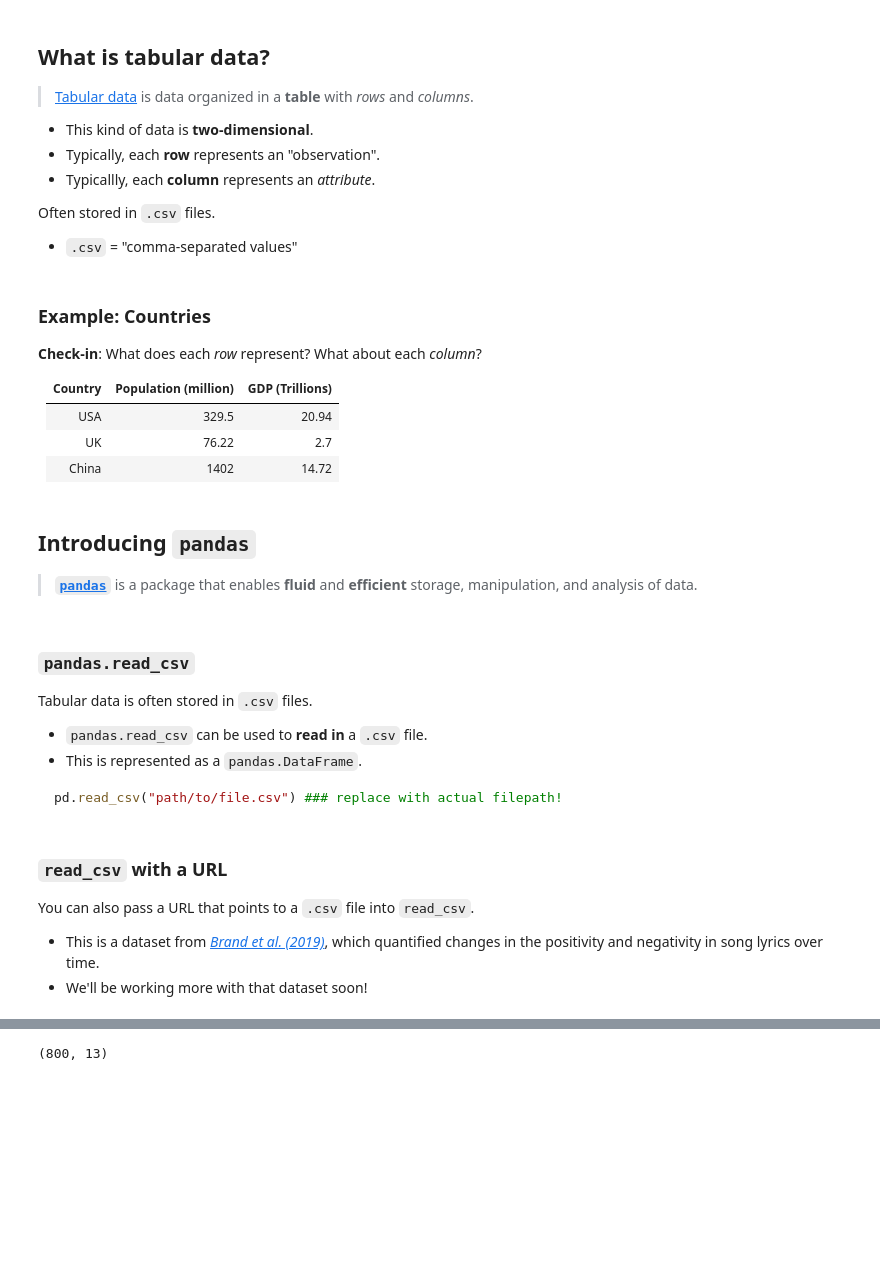
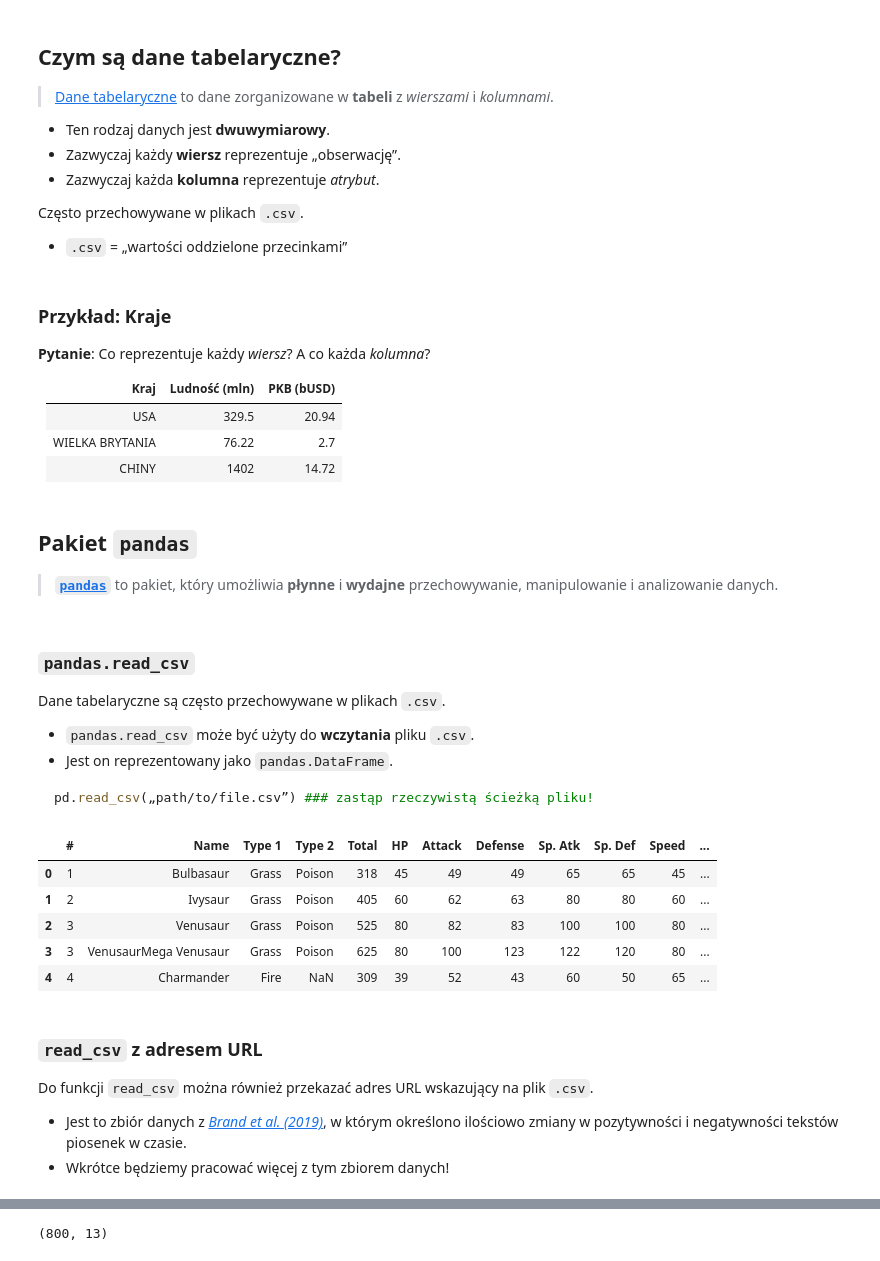
Before and after one commit to wignusia/sad, a Jupyter notebook: 02-review2.ipynb, the cells around one changed output, grey strips where cells are left out. Saved outputs shown, nothing was run; the diff lists cells and outputs as text; code cells hidden in the pictures; blank space fills up the shorter version.

````diff
--- a/02-review2.ipynb
+++ b/02-review2.ipynb
@@ -24,27 +24,27 @@ The file format is usually specified in the **file extension**.
 # %% [markdown]
-## What is tabular data?
+## Czym są dane tabelaryczne?
 
-> [Tabular data](https://www.statology.org/tabular-data/) is data organized in a **table** with *rows* and *columns*.
+> [Dane tabelaryczne](https://www.statology.org/tabular-data/) to dane zorganizowane w **tabeli** z *wierszami* i *kolumnami*.
 
-- This kind of data is **two-dimensional**.
-- Typically, each **row** represents an "observation".
-- Typicallly, each **column** represents an *attribute*.
+- Ten rodzaj danych jest **dwuwymiarowy**.
+- Zazwyczaj każdy **wiersz** reprezentuje „obserwację”.
+- Zazwyczaj każda **kolumna** reprezentuje *atrybut*.
 
-Often stored in `.csv` files.
+Często przechowywane w plikach `.csv`.
 
-- `.csv` = "comma-separated values"
+- `.csv` = „wartości oddzielone przecinkami”
 # %% [markdown]
-### Example: Countries
+### Przykład: Kraje
 
-**Check-in**: What does each *row* represent? What about each *column*?
+**Pytanie**: Co reprezentuje każdy *wiersz*? A co każda *kolumna*?
 
-| Country | Population (million) | GDP (Trillions) |
+| Kraj | Ludność (mln) | PKB (bUSD) |
 | ------- | ---------- | --- |
-| USA     | 329.5         | 20.94 |
-| UK     | 76.22        | 2.7 |
-| China     | 1402       | 14.72 |
+| USA | 329.5 | 20.94 |
+| WIELKA BRYTANIA | 76.22 | 2.7 |
+| CHINY | 1402 | 14.72 |
 # %% [markdown]
-## Introducing `pandas`
+## Pakiet `pandas`
 
-> [**`pandas`**](https://pandas.pydata.org/) is a package that enables **fluid** and **efficient** storage, manipulation, and analysis of data.
+> [**`pandas`**](https://pandas.pydata.org/) to pakiet, który umożliwia **płynne** i **wydajne** przechowywanie, manipulowanie i analizowanie danych.
 # %%
@@ -53,22 +53,30 @@ import pandas as pd
 # %% [markdown]
 ### `pandas.read_csv`
 
-Tabular data is often stored in `.csv` files.
+Dane tabelaryczne są często przechowywane w plikach `.csv`.
 
-- `pandas.read_csv` can be used to **read in** a `.csv` file.
-- This is represented as a `pandas.DataFrame`.
+- `pandas.read_csv` może być użyty do **wczytania** pliku `.csv`.
+- Jest on reprezentowany jako `pandas.DataFrame`.
 
 ```python
-pd.read_csv("path/to/file.csv") ### replace with actual filepath!
+pd.read_csv(„path/to/file.csv”) ### zastąp rzeczywistą ścieżką pliku!
 ```
 # %%
-### .csv file with data about different Pokemon
+### Plik .csv z danymi o różnych Pokemonach
 df_pokemon = pd.read_csv("data/pokemon.csv")
+df_pokemon.head(5)
+# %% [output]
+|  | # | Name | Type 1 | Type 2 | Total | HP | Attack | Defense | Sp. Atk | Sp. Def | Speed | ... |
+| 0 | 1 | Bulbasaur | Grass | Poison | 318 | 45 | 49 | 49 | 65 | 65 | 45 | ... |
+| 1 | 2 | Ivysaur | Grass | Poison | 405 | 60 | 62 | 63 | 80 | 80 | 60 | ... |
+| 2 | 3 | Venusaur | Grass | Poison | 525 | 80 | 82 | 83 | 100 | 100 | 80 | ... |
+| 3 | 3 | VenusaurMega Venusaur | Grass | Poison | 625 | 80 | 100 | 123 | 122 | 120 | 80 | ... |
+| 4 | 4 | Charmander | Fire | NaN | 309 | 39 | 52 | 43 | 60 | 50 | 65 | ... |
 # %% [markdown]
-### `read_csv` with a URL
+### `read_csv` z adresem URL
 
-You can also pass a URL that points to a `.csv` file into `read_csv`.
+Do funkcji `read_csv` można również przekazać adres URL wskazujący na plik `.csv`.
 
-- This is a dataset from [*Brand et al. (2019)*](https://www.cambridge.org/core/journals/evolutionary-human-sciences/article/cultural-evolution-of-emotional-expression-in-50-years-of-song-lyrics/E6E64C02BDB0480DB13B8B6BB7DFF598), which quantified changes in the positivity and negativity in song lyrics over time.
-- We'll be working more with that dataset soon!
+- Jest to zbiór danych z [*Brand et al. (2019)*](https://www.cambridge.org/core/journals/evolutionary-human-sciences/article/cultural-evolution-of-emotional-expression-in-50-years-of-song-lyrics/E6E64C02BDB0480DB13B8B6BB7DFF598), w którym określono ilościowo zmiany w pozytywności i negatywności tekstów piosenek w czasie.
+- Wkrótce będziemy pracować więcej z tym zbiorem danych!
 # %%
````
Also changed, not shown: parts of 36 cells of this notebook, 28 other files.
